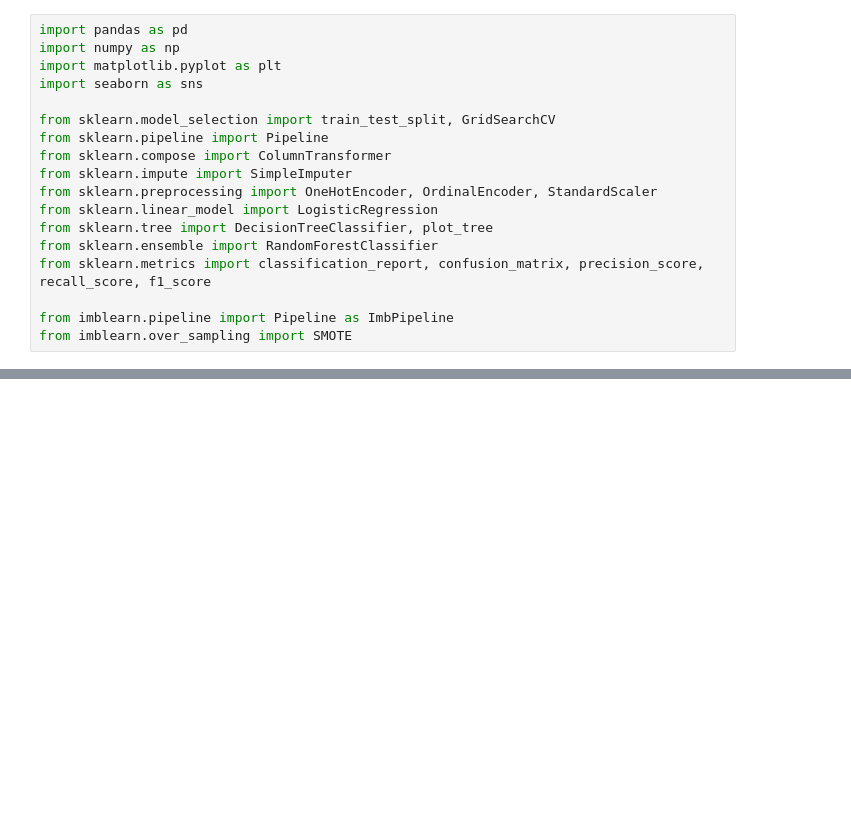
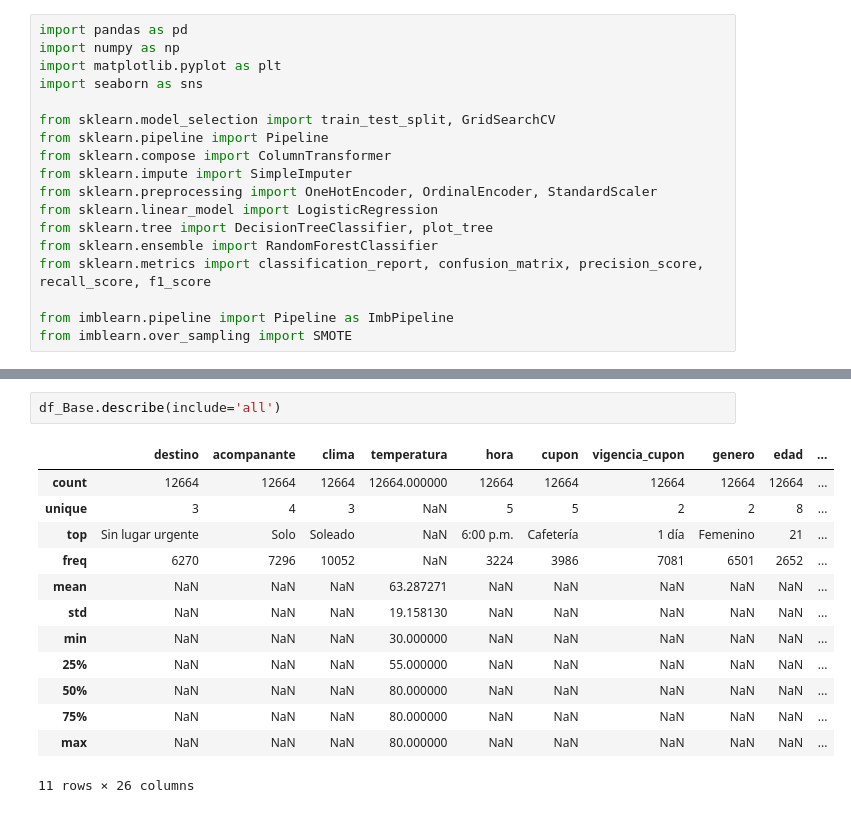
Before and after one commit to samuelmolinal/Lab3-ML, a Jupyter notebook: Laboratorio 3 - Clasificación.ipynb, the cells around one changed output, grey strips where cells are left out. Drawn from its saved outputs; the diff is of its cells as text; blank space fills up the shorter version.

```diff
--- a/Laboratorio 3 - Clasificación.ipynb
+++ b/Laboratorio 3 - Clasificación.ipynb
@@ -40,0 +92,16 @@ df.shape
+# %%
+df_Base.describe(include='all')
+# %% [output]
+|  | destino | acompanante | clima | temperatura | hora | cupon | vigencia_cupon | genero | edad | ... |
+| count | 12664 | 12664 | 12664 | 12664.000000 | 12664 | 12664 | 12664 | 12664 | 12664 | ... |
+| unique | 3 | 4 | 3 | NaN | 5 | 5 | 2 | 2 | 8 | ... |
+| top | Sin lugar urgente | Solo | Soleado | NaN | 6:00 p.m. | Cafetería | 1 día | Femenino | 21 | ... |
+| freq | 6270 | 7296 | 10052 | NaN | 3224 | 3986 | 7081 | 6501 | 2652 | ... |
+| mean | NaN | NaN | NaN | 63.287271 | NaN | NaN | NaN | NaN | NaN | ... |
+| std | NaN | NaN | NaN | 19.158130 | NaN | NaN | NaN | NaN | NaN | ... |
+| min | NaN | NaN | NaN | 30.000000 | NaN | NaN | NaN | NaN | NaN | ... |
+| 25% | NaN | NaN | NaN | 55.000000 | NaN | NaN | NaN | NaN | NaN | ... |
+| 50% | NaN | NaN | NaN | 80.000000 | NaN | NaN | NaN | NaN | NaN | ... |
+| 75% | NaN | NaN | NaN | 80.000000 | NaN | NaN | NaN | NaN | NaN | ... |
+| max | NaN | NaN | NaN | 80.000000 | NaN | NaN | NaN | NaN | NaN | ... |
+11 rows × 26 columns
```
Also changed, not shown: parts of 25 cells of this notebook.
